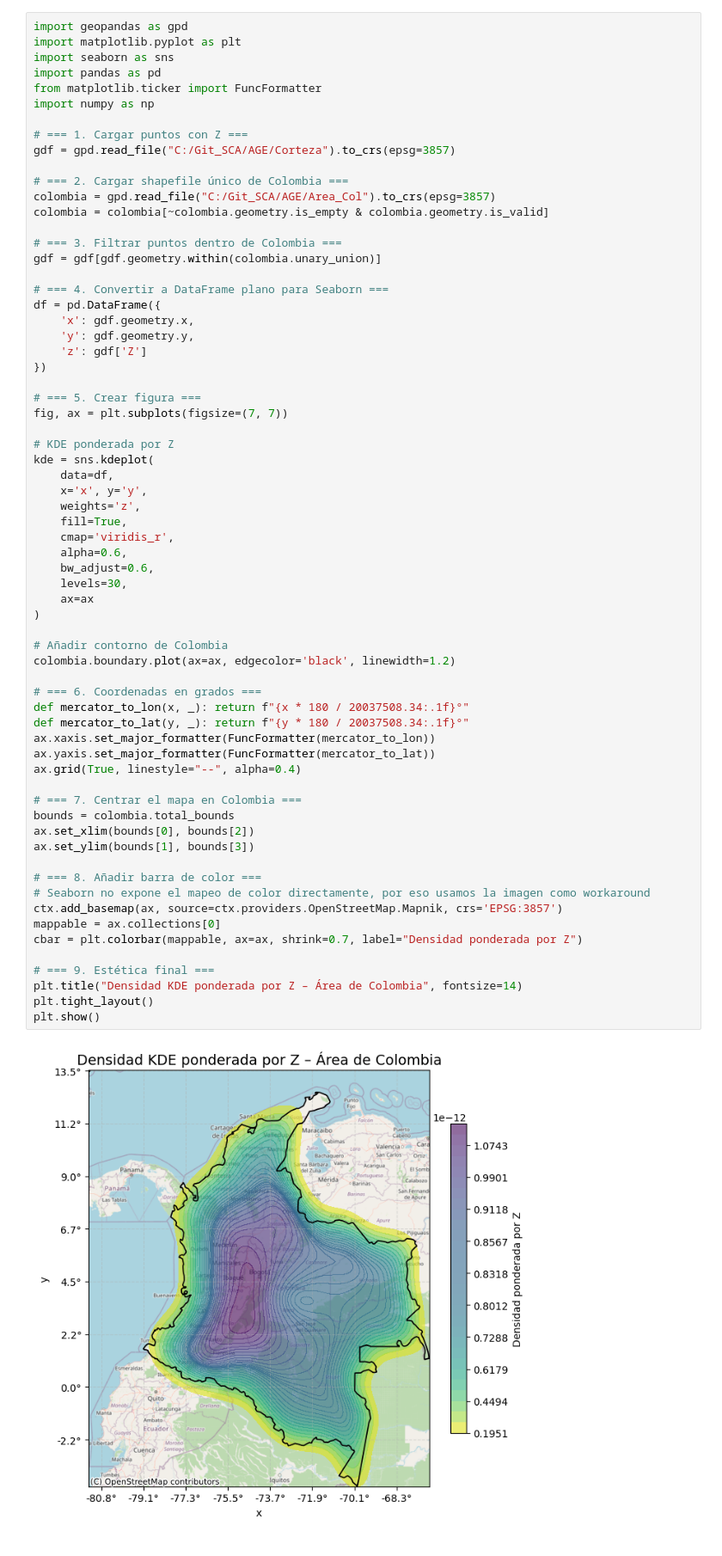
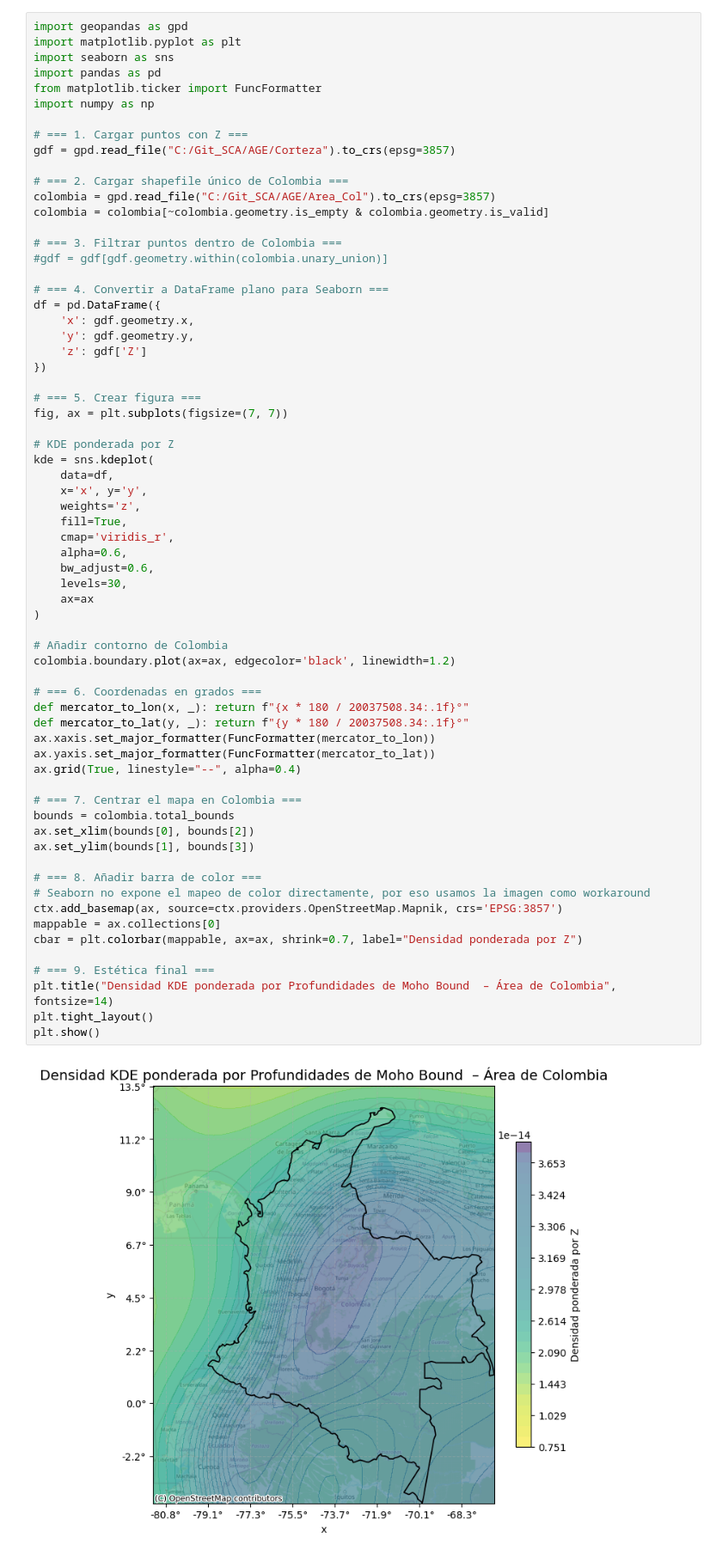
Before and after one commit to Santiagocruz97/AGE, a Jupyter notebook: Codigo/Corteza.ipynb, the cells around one changed output. Shown at 86% size. Saved outputs shown, nothing was run; the diff lists cells and outputs as text.

```diff
--- a/Codigo/Analisis_puntos.ipynb
+++ b/Codigo/Corteza.ipynb
@@ -395,7 +395,7 @@ colombia = gpd.read_file("C:/Git_SCA/AGE/Area_Col").to_crs(epsg=3857)
 colombia = colombia[~colombia.geometry.is_empty & colombia.geometry.is_valid]
 
 # === 3. Filtrar puntos dentro de Colombia ===
-gdf = gdf[gdf.geometry.within(colombia.unary_union)]
+#gdf = gdf[gdf.geometry.within(colombia.unary_union)]
 
 # === 4. Convertir a DataFrame plano para Seaborn ===
 df = pd.DataFrame({
@@ -418,32 +418,32 @@ kde = sns.kdeplot(
     bw_adjust=0.6,
     levels=30,
     ax=ax
 )
 
 # Añadir contorno de Colombia
 colombia.boundary.plot(ax=ax, edgecolor='black', linewidth=1.2)
 
 # === 6. Coordenadas en grados ===
 def mercator_to_lon(x, _): return f"{x * 180 / 20037508.34:.1f}°"
 def mercator_to_lat(y, _): return f"{y * 180 / 20037508.34:.1f}°"
 ax.xaxis.set_major_formatter(FuncFormatter(mercator_to_lon))
 ax.yaxis.set_major_formatter(FuncFormatter(mercator_to_lat))
 ax.grid(True, linestyle="--", alpha=0.4)
 
 # === 7. Centrar el mapa en Colombia ===
 bounds = colombia.total_bounds
 ax.set_xlim(bounds[0], bounds[2])
 ax.set_ylim(bounds[1], bounds[3])
 
 # === 8. Añadir barra de color ===
 # Seaborn no expone el mapeo de color directamente, por eso usamos la imagen como workaround
 ctx.add_basemap(ax, source=ctx.providers.OpenStreetMap.Mapnik, crs='EPSG:3857')
 mappable = ax.collections[0]
 cbar = plt.colorbar(mappable, ax=ax, shrink=0.7, label="Densidad ponderada por Z")
 
 # === 9. Estética final ===
-plt.title("Densidad KDE ponderada por Z – Área de Colombia", fontsize=14)
+plt.title("Densidad KDE ponderada por Profundidades de Moho Bound  – Área de Colombia", fontsize=14)
 plt.tight_layout()
 plt.show()
 # %% [output]
-[figure, old version]
+[figure, new version]
```
Also changed, not shown: parts of 1 cell of this notebook, 1 other file.
